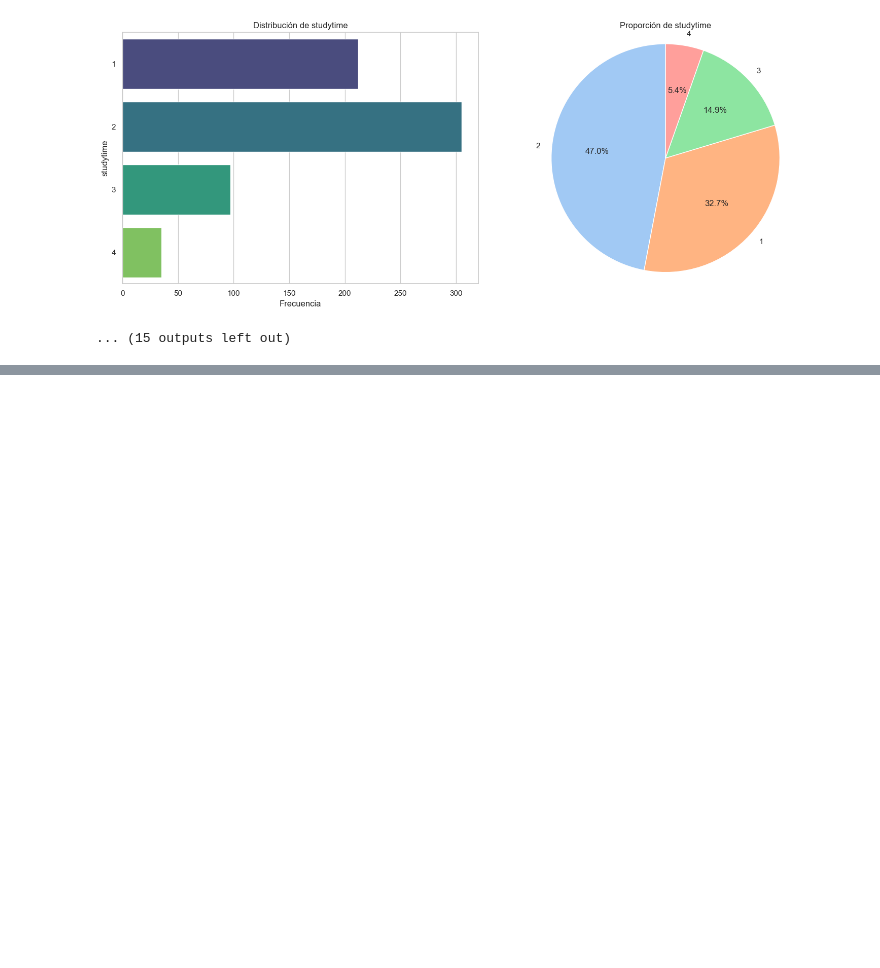
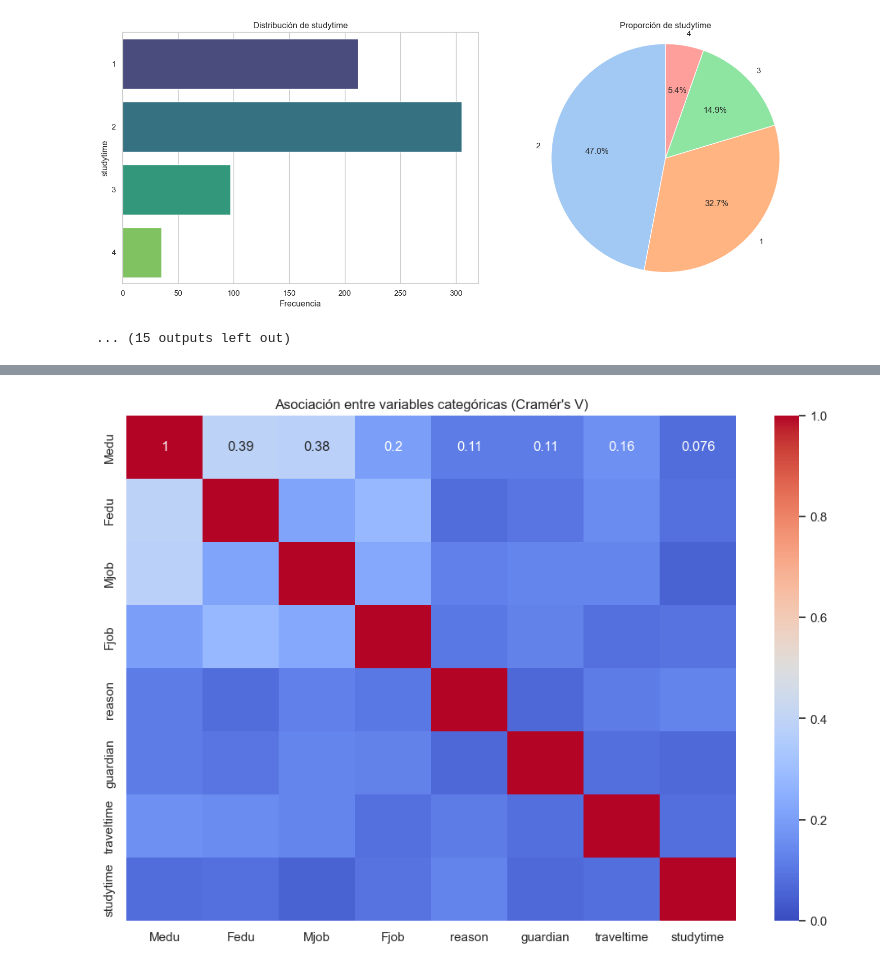
Before and after one commit to jotapppppe/Proyecto_CA0411, a Jupyter notebook: main.ipynb, the cells around one changed output, grey strips where cells are left out. Saved outputs shown, nothing was run; the diff lists cells and outputs as text; code cells hidden in the pictures; blank space fills up the shorter version.

```diff
--- a/main.ipynb
+++ b/main.ipynb
@@ -270,0 +300,27 @@ matriz_correlacion(X, variables_cuantitativas)
+# %%
+from scipy.stats import chi2_contingency
+import numpy as np
+
+def cramers_v(x, y):
+    confusion_matrix = pd.crosstab(x, y)
+    chi2 = chi2_contingency(confusion_matrix)[0]
+    n = confusion_matrix.sum().sum()
+    phi2 = chi2 / n
+    r, k = confusion_matrix.shape
+    return np.sqrt(phi2 / min((k-1), (r-1)))
+
+# Seleccionar categóricas (excluyendo binarias para simplificar)
+categoricas = ['Medu', 'Fedu', 'Mjob', 'Fjob', 'reason', 'guardian', 'traveltime', 'studytime']
+
+# Matriz de Cramér's V
+corr_matrix = pd.DataFrame(index=categoricas, columns=categoricas)
+for col1 in categoricas:
+    for col2 in categoricas:
+        corr_matrix.loc[col1, col2] = cramers_v(df[col1], df[col2])
+
+plt.figure(figsize=(12, 8))
+sns.heatmap(corr_matrix.astype(float), annot=True, cmap="coolwarm", vmin=0, vmax=1)
+plt.title("Asociación entre variables categóricas (Cramér's V)")
+plt.show()
+# %% [output]
+[figure, added]
```
Also changed, not shown: parts of 7 cells of this notebook.
